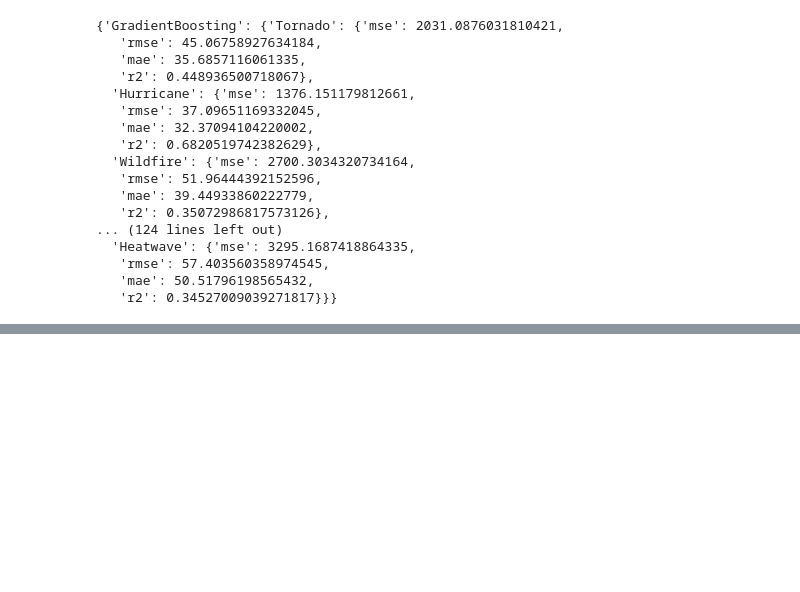
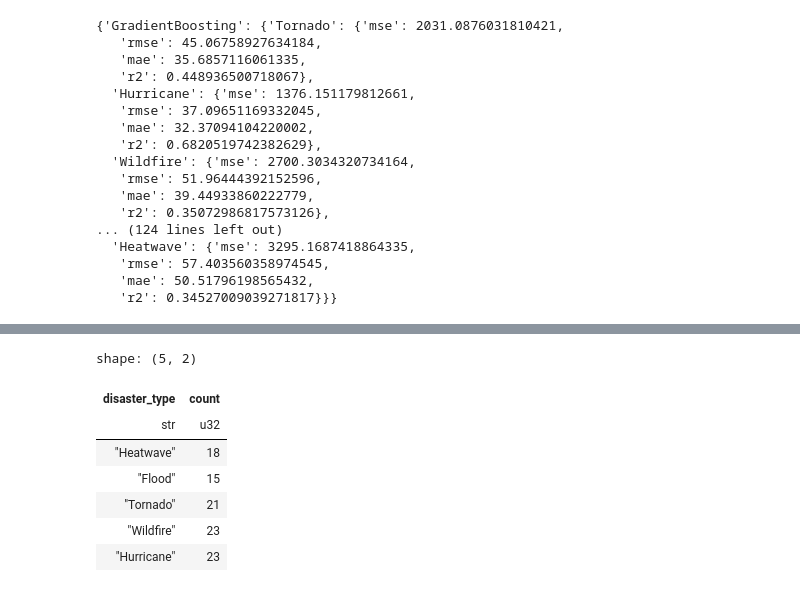
Before and after one commit to Luo123jin/8009_Data_Minining_Group_Project, a Jupyter notebook: model_module.ipynb, the cells around one changed output, grey strips where cells are left out. Cells and saved outputs as stored; diff of their text form; code cells hidden in the pictures; blank space fills up the shorter version.

```diff
--- a/model_module.ipynb
+++ b/model_module.ipynb
@@ -594,0 +608,11 @@ group_results
+# %%
+df_test['disaster_type'].value_counts()
+# %% [output]
+shape: (5, 2)
+| disaster_type | count |
+| str | u32 |
+| "Heatwave" | 18 |
+| "Flood" | 15 |
+| "Tornado" | 21 |
+| "Wildfire" | 23 |
+| "Hurricane" | 23 |
```
Also changed, not shown: parts of 2 cells of this notebook, 1 other file.
